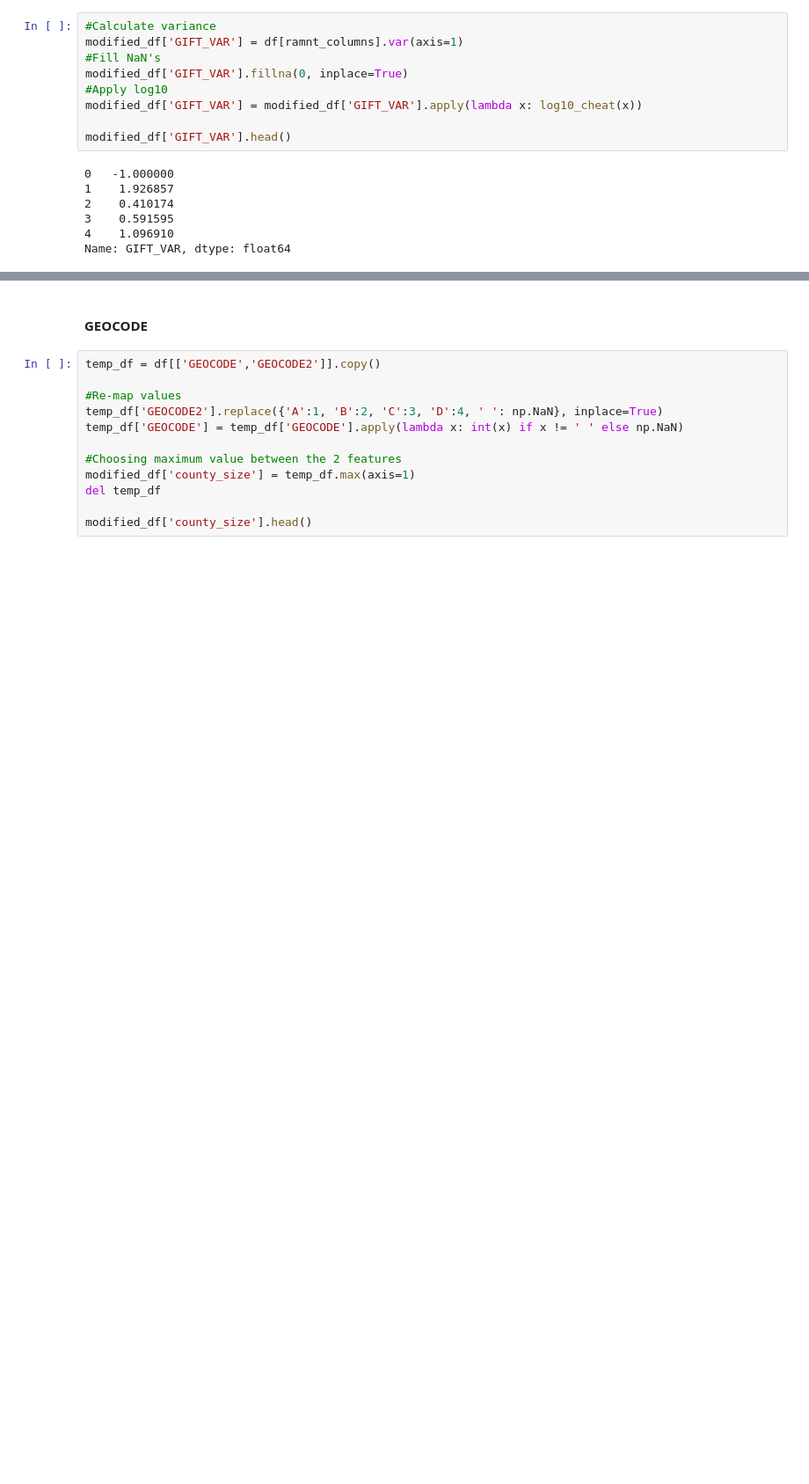
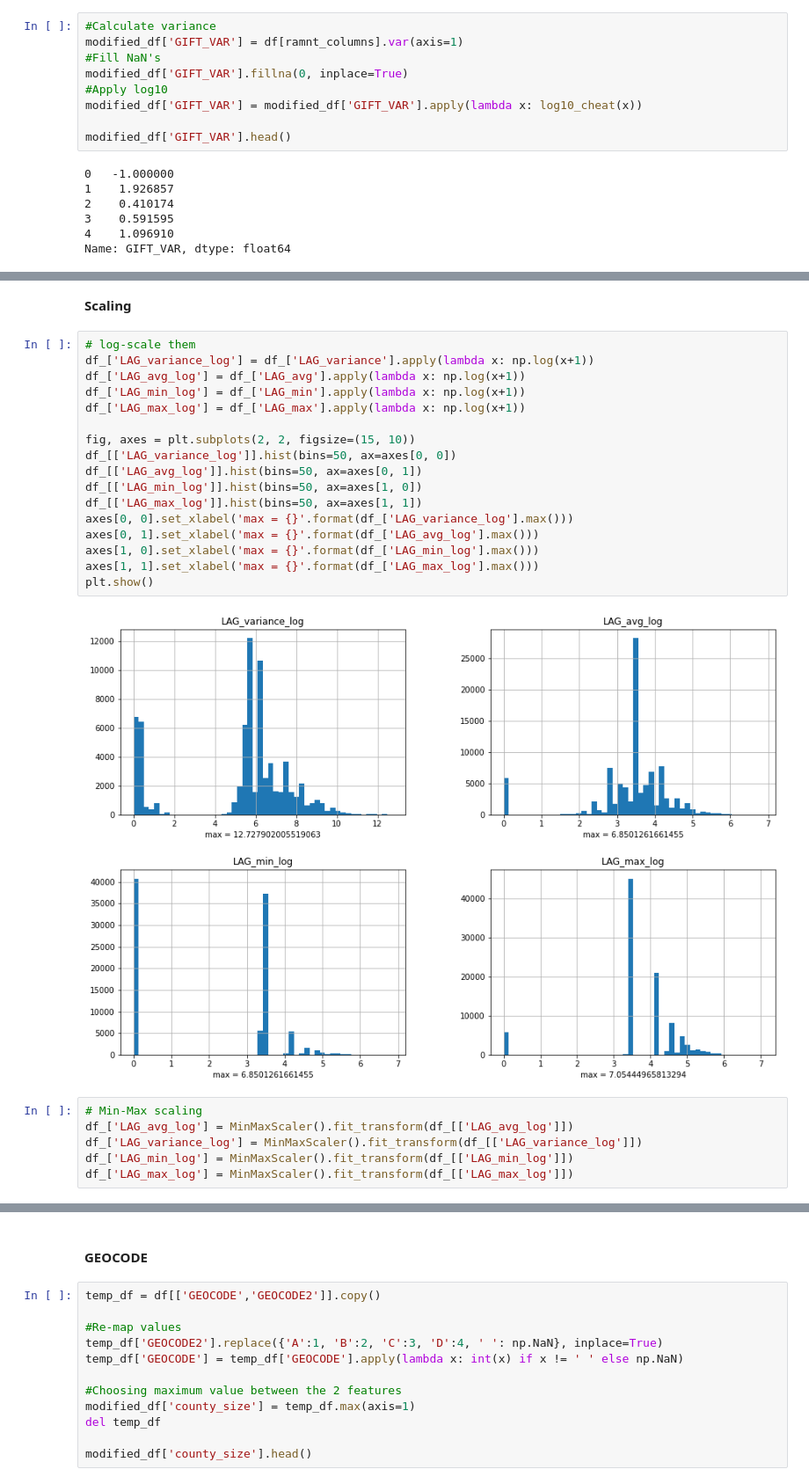
Before and after one commit to FilipeGCoelho/DM, a Jupyter notebook: Notebooks/1_Data_Preprocessing-Other.ipynb, the cells around one changed output, grey strips where cells are left out. Shown at 88% size. Cells and saved outputs as stored; diff of their text form; blank space fills up the shorter version.

```diff
--- a/Notebooks/1_Data_Preprocessing-Other.ipynb
+++ b/Notebooks/1_Data_Preprocessing-Other.ipynb
@@ -299,0 +398,27 @@ Name: GIFT_VAR, dtype: float64
+# %% [markdown]
+**Scaling**
+# %%
+# log-scale them
+df_['LAG_variance_log'] = df_['LAG_variance'].apply(lambda x: np.log(x+1))
+df_['LAG_avg_log'] = df_['LAG_avg'].apply(lambda x: np.log(x+1))
+df_['LAG_min_log'] = df_['LAG_min'].apply(lambda x: np.log(x+1))
+df_['LAG_max_log'] = df_['LAG_max'].apply(lambda x: np.log(x+1))
+
+fig, axes = plt.subplots(2, 2, figsize=(15, 10))
+df_[['LAG_variance_log']].hist(bins=50, ax=axes[0, 0])
+df_[['LAG_avg_log']].hist(bins=50, ax=axes[0, 1])
+df_[['LAG_min_log']].hist(bins=50, ax=axes[1, 0])
+df_[['LAG_max_log']].hist(bins=50, ax=axes[1, 1])
+axes[0, 0].set_xlabel('max = {}'.format(df_['LAG_variance_log'].max()))
+axes[0, 1].set_xlabel('max = {}'.format(df_['LAG_avg_log'].max()))
+axes[1, 0].set_xlabel('max = {}'.format(df_['LAG_min_log'].max()))
+axes[1, 1].set_xlabel('max = {}'.format(df_['LAG_max_log'].max()))
+plt.show()
+# %% [output]
+[figure, added]
+# %%
+# Min-Max scaling
+df_['LAG_avg_log'] = MinMaxScaler().fit_transform(df_[['LAG_avg_log']])
+df_['LAG_variance_log'] = MinMaxScaler().fit_transform(df_[['LAG_variance_log']])
+df_['LAG_min_log'] = MinMaxScaler().fit_transform(df_[['LAG_min_log']])
+df_['LAG_max_log'] = MinMaxScaler().fit_transform(df_[['LAG_max_log']])
```
Also changed, not shown: parts of 64 cells of this notebook.
